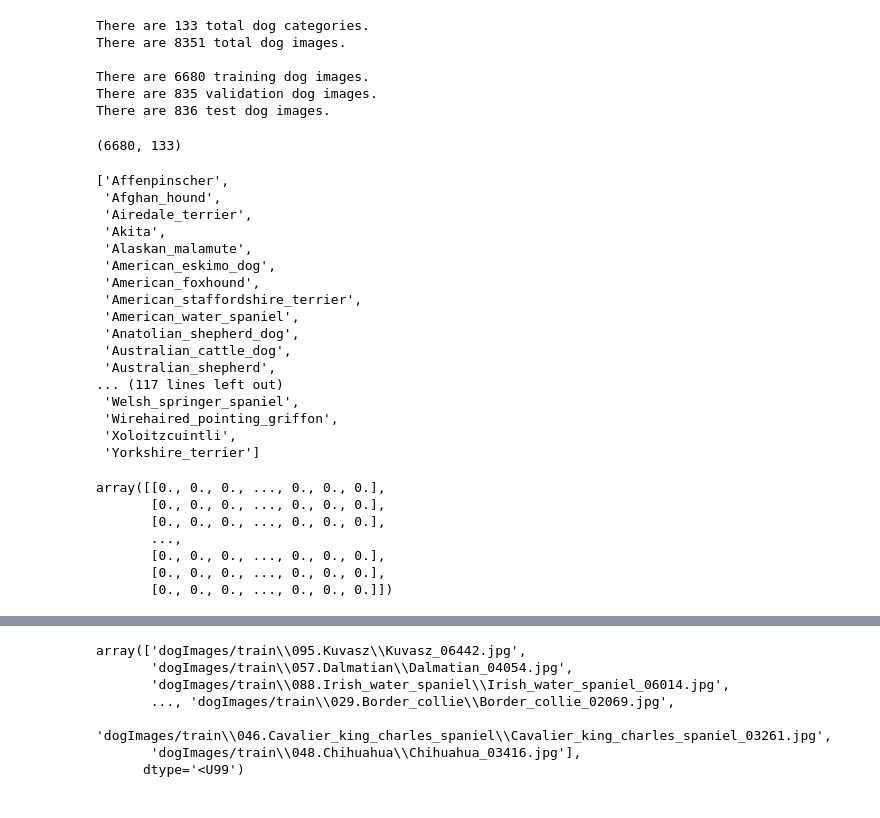
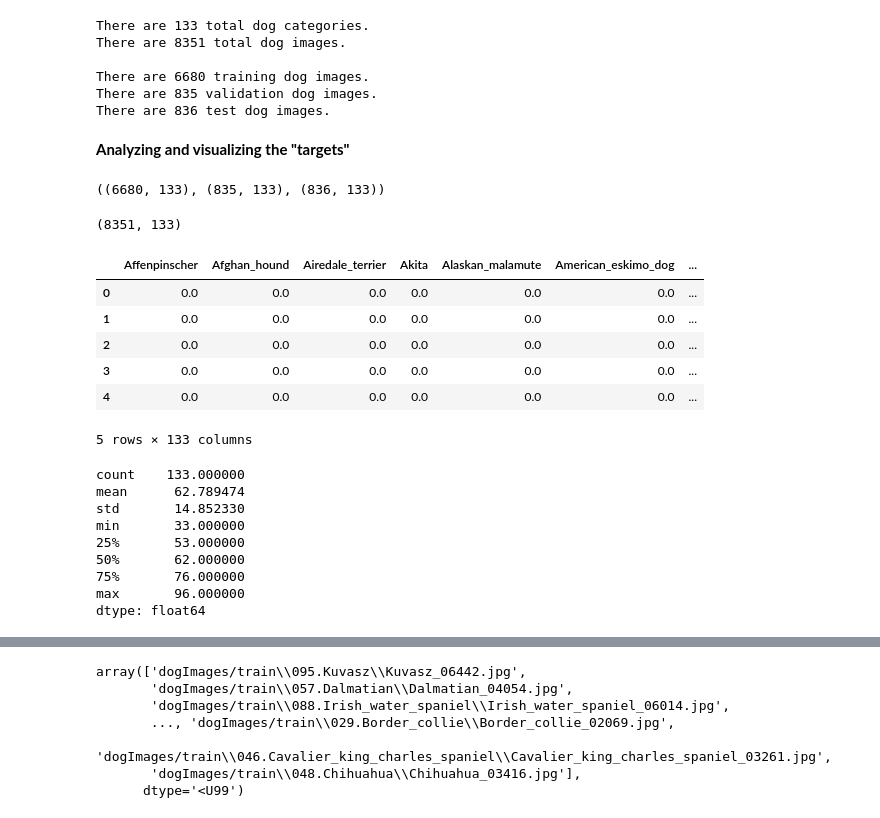
Before and after one commit to data-ml-wizzi/UDACITY_dog_breed_classifier, a Jupyter notebook: dog_app.ipynb, the cells around one changed output, grey strips where cells are left out. Saved outputs shown, nothing was run; the diff lists cells and outputs as text; code cells hidden in the pictures.

```diff
--- a/dog_app.ipynb
+++ b/dog_app.ipynb
@@ -87,37 +94,38 @@ There are 8351 total dog images.
 There are 6680 training dog images.
 There are 835 validation dog images.
 There are 836 test dog images.
+# %% [markdown]
+**Analyzing and visualizing the "targets"**
 # %%
-train_targets.shape
+train_targets.shape, valid_targets.shape, test_targets.shape
 # %% [output]
-(6680, 133)
+((6680, 133), (835, 133), (836, 133))
-# %%
-dog_names
-# %% [output]
-['Affenpinscher',
- 'Afghan_hound',
- 'Airedale_terrier',
- 'Akita',
- 'Alaskan_malamute',
- 'American_eskimo_dog',
- 'American_foxhound',
- 'American_staffordshire_terrier',
- 'American_water_spaniel',
- 'Anatolian_shepherd_dog',
- 'Australian_cattle_dog',
- 'Australian_shepherd',
-... (117 lines left out)
- 'Welsh_springer_spaniel',
- 'Wirehaired_pointing_griffon',
- 'Xoloitzcuintli',
- 'Yorkshire_terrier']
-# %%
-train_targets
-# %% [output]
-array([[0., 0., 0., ..., 0., 0., 0.],
-       [0., 0., 0., ..., 0., 0., 0.],
-       [0., 0., 0., ..., 0., 0., 0.],
-       ...,
-       [0., 0., 0., ..., 0., 0., 0.],
-       [0., 0., 0., ..., 0., 0., 0.],
-       [0., 0., 0., ..., 0., 0., 0.]])
+# %%
+all_targets = np.append(train_targets, np.append(valid_targets, test_targets, axis=0), axis=0)
+all_targets.shape
+# %% [output]
+(8351, 133)
+# %%
+targets_df = pd.DataFrame(all_targets, columns=dog_names)
+targets_df.head()
+# %% [output]
+|  | Affenpinscher | Afghan_hound | Airedale_terrier | Akita | Alaskan_malamute | American_eskimo_dog | ... |
+| 0 | 0.0 | 0.0 | 0.0 | 0.0 | 0.0 | 0.0 | ... |
+| 1 | 0.0 | 0.0 | 0.0 | 0.0 | 0.0 | 0.0 | ... |
+| 2 | 0.0 | 0.0 | 0.0 | 0.0 | 0.0 | 0.0 | ... |
+| 3 | 0.0 | 0.0 | 0.0 | 0.0 | 0.0 | 0.0 | ... |
+| 4 | 0.0 | 0.0 | 0.0 | 0.0 | 0.0 | 0.0 | ... |
+5 rows × 133 columns
+# %%
+# get the count of each dog breed
+targets_df.sum().sort_values(ascending=False).describe()
+# %% [output]
+count    133.000000
+mean      62.789474
+std       14.852330
+min       33.000000
+25%       53.000000
+50%       62.000000
+75%       76.000000
+max       96.000000
+dtype: float64
```
Also changed, not shown: parts of 33 cells of this notebook, 3 other files.
